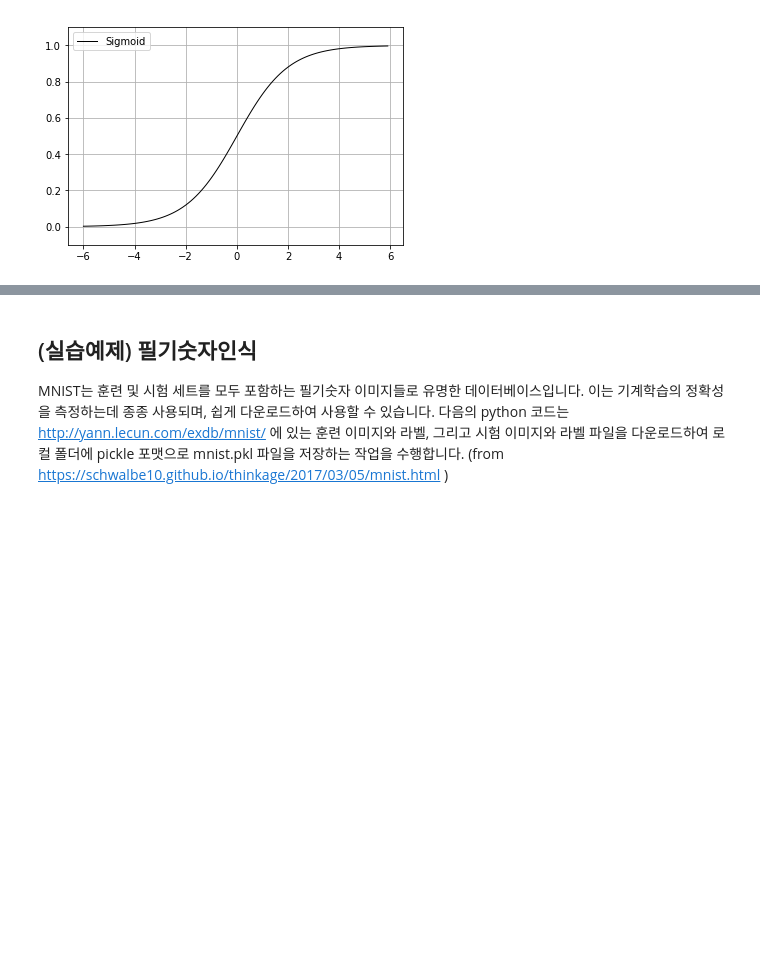
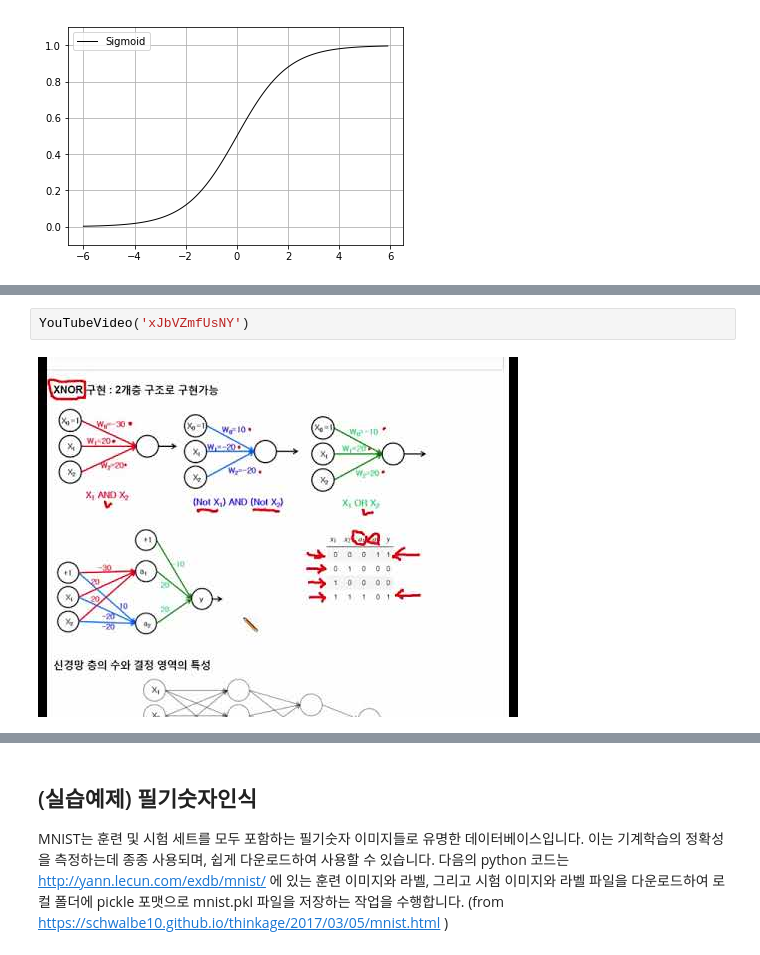
Before and after one commit to junji64/MEAN-stack, a Jupyter notebook: Neural+Network.ipynb, the cells around one changed output, grey strips where cells are left out. Cells and saved outputs as stored; diff of their text form; blank space fills up the shorter version.

```diff
--- a/Neural+Network.ipynb
+++ b/Neural+Network.ipynb
@@ -78,6 +87,10 @@ $X_1$ | g(10 - 20 $X_1$)
 ----- | --------------------
  0 | g(10) $\sim 1$
  1 | g(-10) $\sim 0$
+# %%
+YouTubeVideo('xJbVZmfUsNY')
+# %% [output]
+[figure, added]
 # %% [markdown]
 - **AND, OR, NOT ** 연산은 **선형 분리 가능한 결정 경계**를 가집니다.
     $w_0 x_0 + w_1 x_1 + w_2 x_2 = 0$ 으로 주어지는 식은 $x_1$와 $x_2$ 을 축으로 하는 평면에서의 선을 나타내는 식이기 때문.
```
Also changed, not shown: parts of 8 cells of this notebook.
